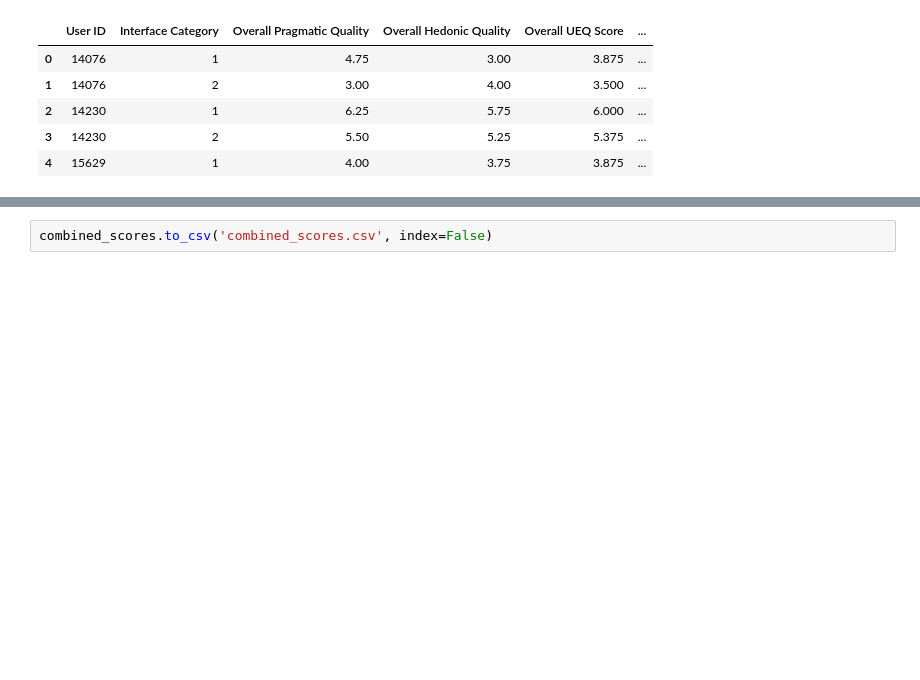
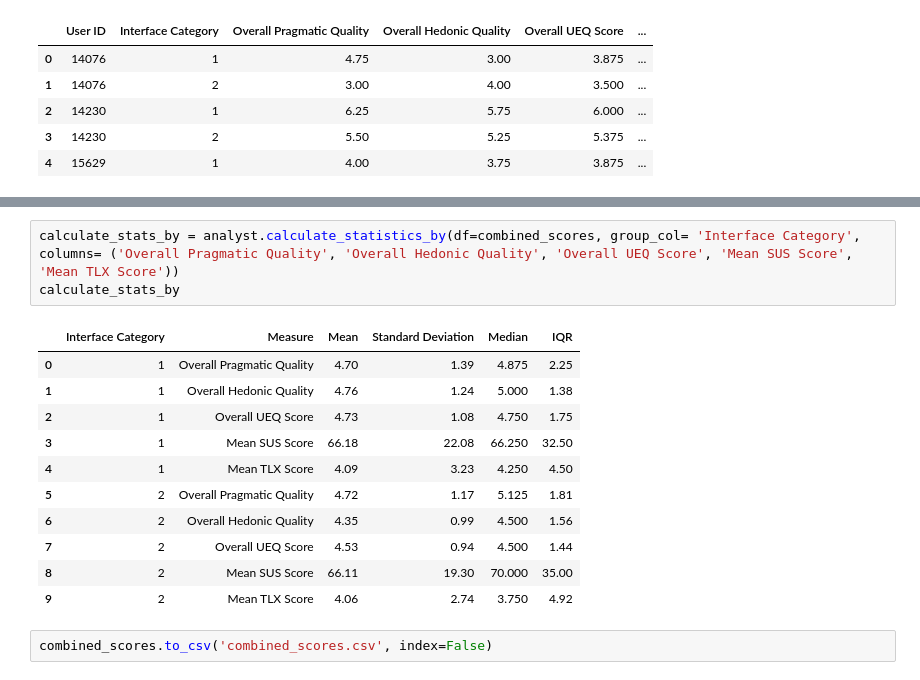
Before and after one commit to ggril/master_thesis, a Jupyter notebook: final_report.ipynb, the cells around one changed output, grey strips where cells are left out. Cells and saved outputs as stored; diff of their text form; blank space fills up the shorter version.

```diff
--- a/final_report.ipynb
+++ b/final_report.ipynb
@@ -98,3 +108,18 @@ combined_scores.head()
+# %%
+calculate_stats_by = analyst.calculate_statistics_by(df=combined_scores, group_col= 'Interface Category', columns= ('Overall Pragmatic Quality', 'Overall Hedonic Quality', 'Overall UEQ Score', 'Mean SUS Score', 'Mean TLX Score'))
+calculate_stats_by
+# %% [output]
+|  | Interface Category | Measure | Mean | Standard Deviation | Median | IQR |
+| 0 | 1 | Overall Pragmatic Quality | 4.70 | 1.39 | 4.875 | 2.25 |
+| 1 | 1 | Overall Hedonic Quality | 4.76 | 1.24 | 5.000 | 1.38 |
+| 2 | 1 | Overall UEQ Score | 4.73 | 1.08 | 4.750 | 1.75 |
+| 3 | 1 | Mean SUS Score | 66.18 | 22.08 | 66.250 | 32.50 |
+| 4 | 1 | Mean TLX Score | 4.09 | 3.23 | 4.250 | 4.50 |
+| 5 | 2 | Overall Pragmatic Quality | 4.72 | 1.17 | 5.125 | 1.81 |
+| 6 | 2 | Overall Hedonic Quality | 4.35 | 0.99 | 4.500 | 1.56 |
+| 7 | 2 | Overall UEQ Score | 4.53 | 0.94 | 4.500 | 1.44 |
+| 8 | 2 | Mean SUS Score | 66.11 | 19.30 | 70.000 | 35.00 |
+| 9 | 2 | Mean TLX Score | 4.06 | 2.74 | 3.750 | 4.92 |
 # %%
 combined_scores.to_csv('combined_scores.csv', index=False)
 # %% [markdown]
```
Also changed, not shown: parts of 3 cells of this notebook, 1 other file.
